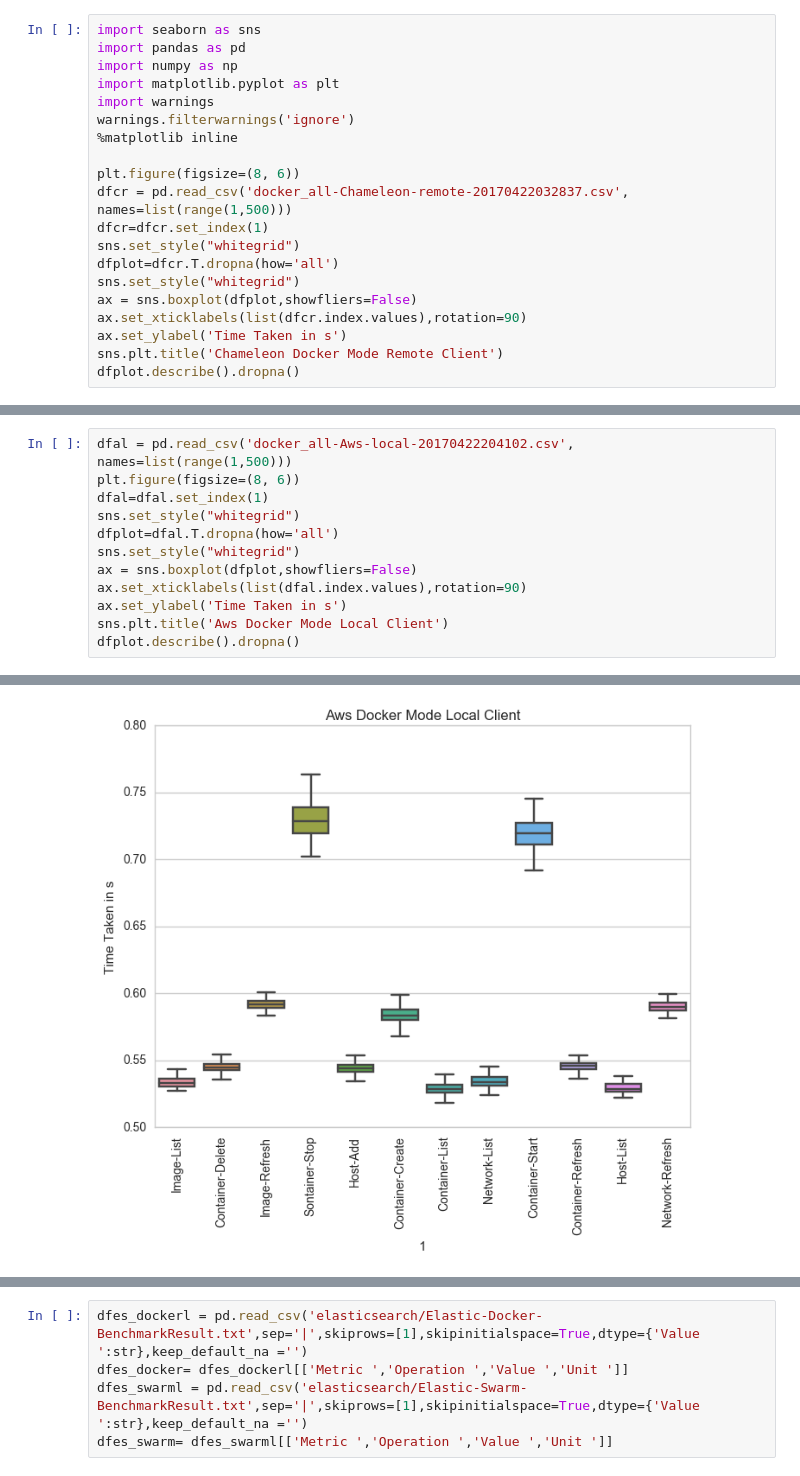
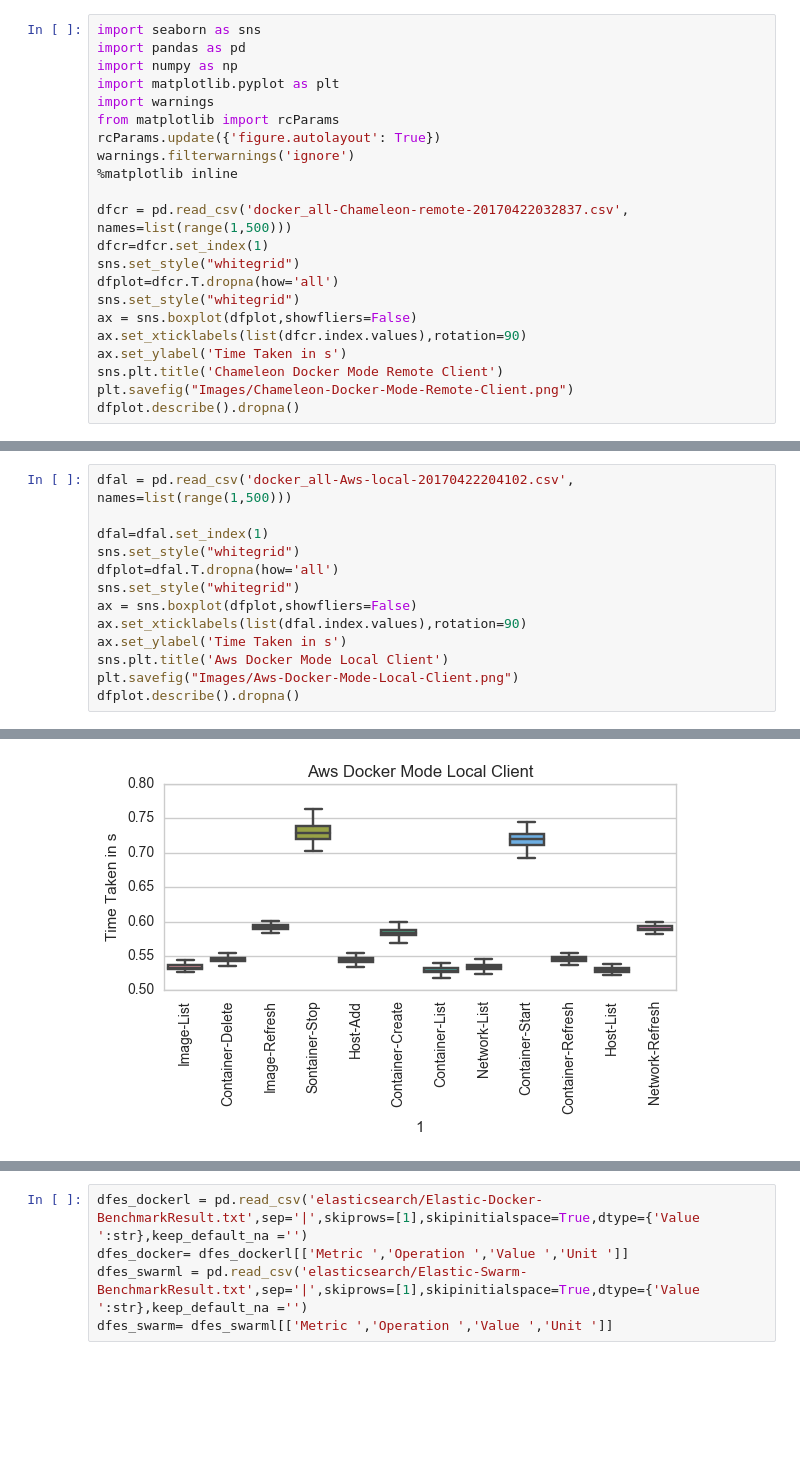
Before and after one commit to cloudmesh/cloudmesh-docker-eve, a Jupyter notebook: benchmark/Benchmark-Plot.ipynb, the cells around one changed output, grey strips where cells are left out. Saved outputs shown, nothing was run; the diff lists cells and outputs as text; blank space fills up the shorter version.

```diff
--- a/benchmark/Benchmark-Plot.ipynb
+++ b/benchmark/Benchmark-Plot.ipynb
@@ -4,10 +4,11 @@ import pandas as pd
 import numpy as np
 import matplotlib.pyplot as plt
 import warnings
+from matplotlib import rcParams
+rcParams.update({'figure.autolayout': True})
 warnings.filterwarnings('ignore')
 %matplotlib inline
 
-plt.figure(figsize=(8, 6))
 dfcr = pd.read_csv('docker_all-Chameleon-remote-20170422032837.csv', names=list(range(1,500)))
 dfcr=dfcr.set_index(1)
 sns.set_style("whitegrid")
@@ -17,6 +18,7 @@ ax = sns.boxplot(dfplot,showfliers=False)
 ax.set_xticklabels(list(dfcr.index.values),rotation=90)
 ax.set_ylabel('Time Taken in s')
 sns.plt.title('Chameleon Docker Mode Remote Client')
+plt.savefig("Images/Chameleon-Docker-Mode-Remote-Client.png")
 dfplot.describe().dropna()
 # %% [output]
 | 1 | Image-List | Container-Delete | Image-Refresh | Sontainer-Stop | Host-Add | Container-Create | ... |
@@ -69,22 +73,23 @@ dfplot.describe().dropna()
 # %%
 dfal = pd.read_csv('docker_all-Aws-local-20170422204102.csv', names=list(range(1,500)))
-plt.figure(figsize=(8, 6))
+
 dfal=dfal.set_index(1)
 sns.set_style("whitegrid")
 dfplot=dfal.T.dropna(how='all')
 sns.set_style("whitegrid")
 ax = sns.boxplot(dfplot,showfliers=False)
 ax.set_xticklabels(list(dfal.index.values),rotation=90)
 ax.set_ylabel('Time Taken in s')
 sns.plt.title('Aws Docker Mode Local Client')
+plt.savefig("Images/Aws-Docker-Mode-Local-Client.png")
 dfplot.describe().dropna()
 # %% [output]
 | 1 | Image-List | Container-Delete | Image-Refresh | Sontainer-Stop | Host-Add | Container-Create | ... |
 | count | 100.000000 | 100.000000 | 100.000000 | 100.000000 | 200.000000 | 100.000000 | ... |
 | mean | 0.533516 | 0.545212 | 0.592127 | 0.729600 | 0.544360 | 0.584020 | ... |
 | std | 0.004381 | 0.004440 | 0.005433 | 0.014494 | 0.004384 | 0.006293 | ... |
 | min | 0.521128 | 0.535968 | 0.576922 | 0.702015 | 0.534572 | 0.568116 | ... |
 | max | 0.548149 | 0.559361 | 0.615424 | 0.775174 | 0.558682 | 0.605060 | ... |
-[figure, old version]
+[figure, new version]
 # %%
 dfscr = pd.read_csv('swarm_all-Chameleon-remote-20170422233318.csv', names=list(range(1,500)))
```
Also changed, not shown: parts of 10 cells of this notebook, 21 other files.
